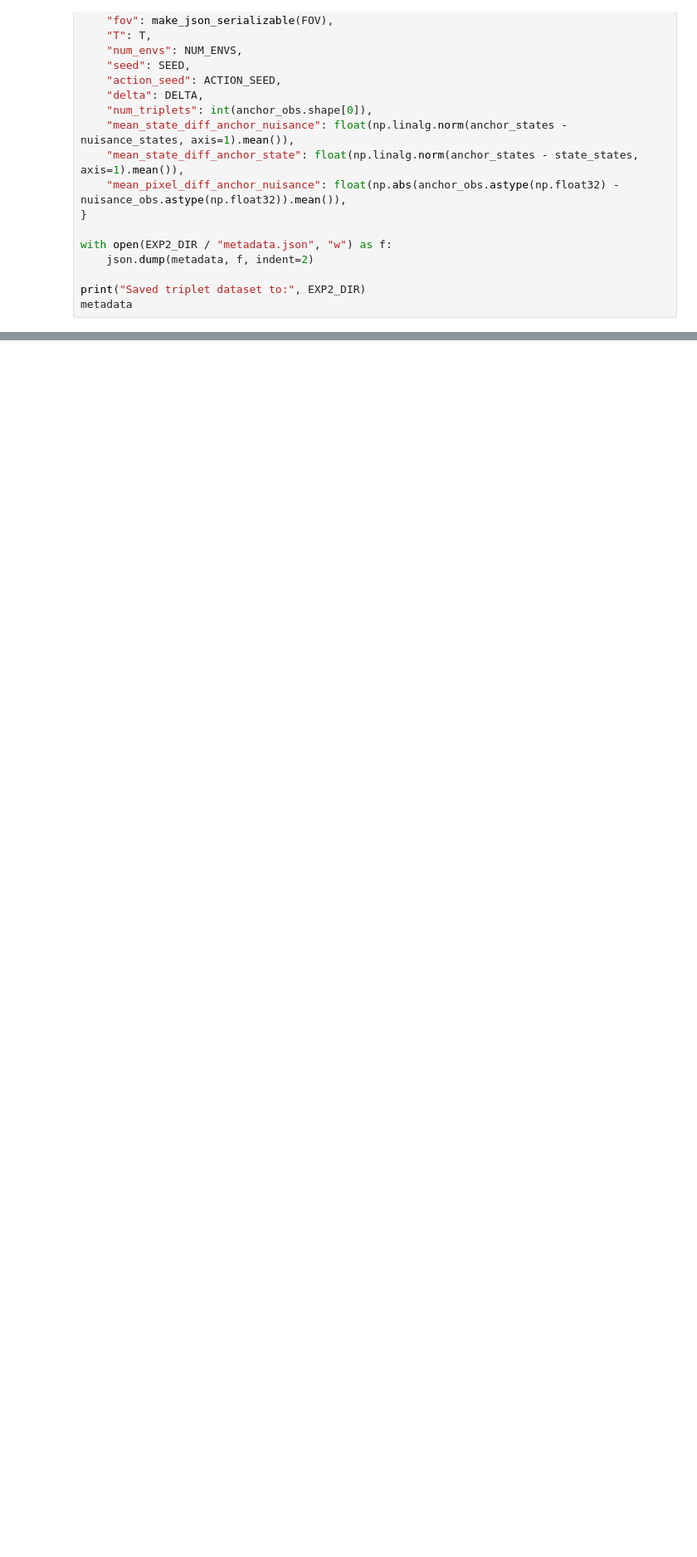
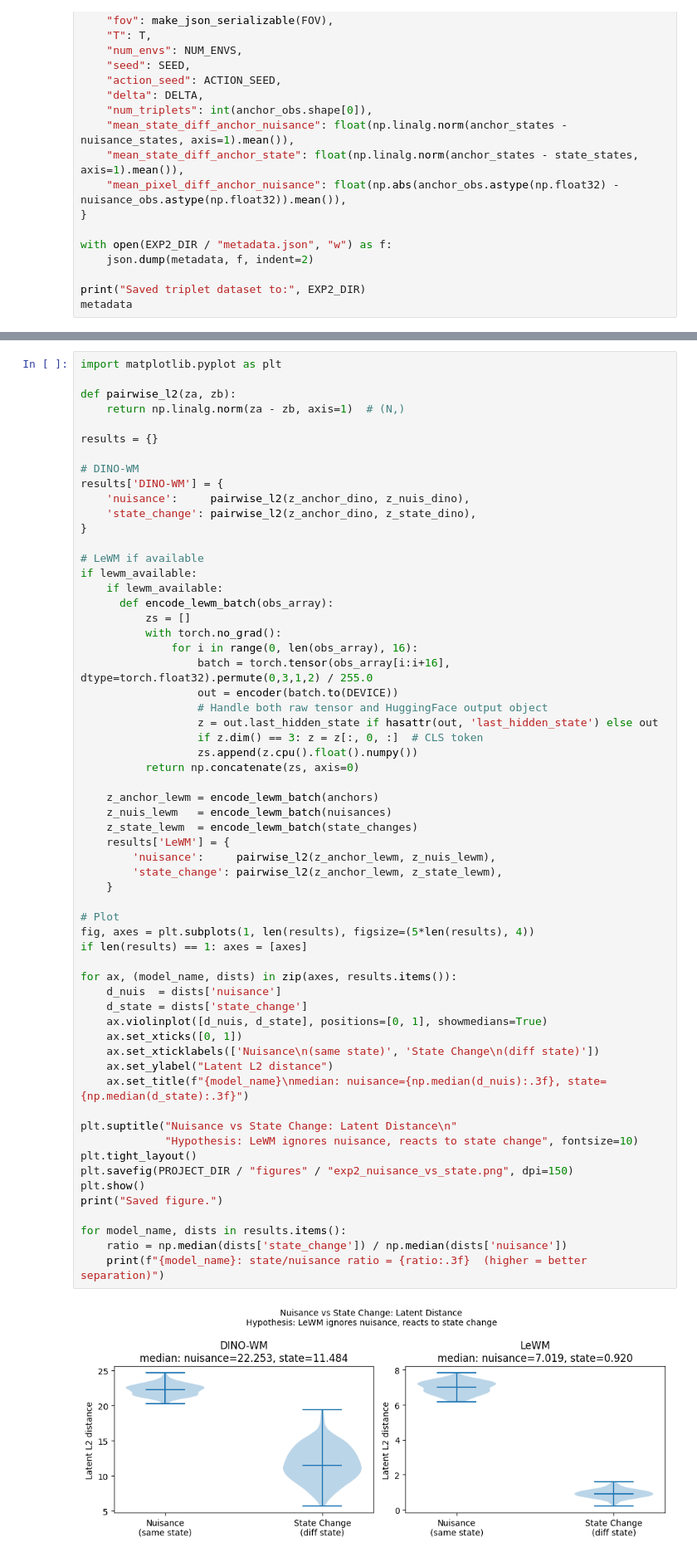
Before and after one commit to DanielEnriq/compcogsci-worldmodels, a Jupyter notebook: CCS_final_notebook.ipynb, the cells around one changed output, grey strips where cells are left out. Shown at 83% size. Drawn from its saved outputs; the diff is of its cells as text; blank space fills up the shorter version.

```diff
--- a/CCS_final_notebook.ipynb
+++ b/CCS_final_notebook.ipynb
@@ -2281,0 +2272,62 @@ metadata
+# %%
+import matplotlib.pyplot as plt
+
+def pairwise_l2(za, zb):
+    return np.linalg.norm(za - zb, axis=1)  # (N,)
+
+results = {}
+
+# DINO-WM
+results['DINO-WM'] = {
+    'nuisance':     pairwise_l2(z_anchor_dino, z_nuis_dino),
+    'state_change': pairwise_l2(z_anchor_dino, z_state_dino),
+}
+
+# LeWM if available
+if lewm_available:
+    if lewm_available:
+      def encode_lewm_batch(obs_array):
+          zs = []
+          with torch.no_grad():
+              for i in range(0, len(obs_array), 16):
+                  batch = torch.tensor(obs_array[i:i+16], dtype=torch.float32).permute(0,3,1,2) / 255.0
+                  out = encoder(batch.to(DEVICE))
+                  # Handle both raw tensor and HuggingFace output object
+                  z = out.last_hidden_state if hasattr(out, 'last_hidden_state') else out
+                  if z.dim() == 3: z = z[:, 0, :]  # CLS token
+                  zs.append(z.cpu().float().numpy())
+          return np.concatenate(zs, axis=0)
+
+    z_anchor_lewm = encode_lewm_batch(anchors)
+    z_nuis_lewm   = encode_lewm_batch(nuisances)
+    z_state_lewm  = encode_lewm_batch(state_changes)
+    results['LeWM'] = {
+        'nuisance':     pairwise_l2(z_anchor_lewm, z_nuis_lewm),
+        'state_change': pairwise_l2(z_anchor_lewm, z_state_lewm),
+    }
+
+# Plot
+fig, axes = plt.subplots(1, len(results), figsize=(5*len(results), 4))
+if len(results) == 1: axes = [axes]
+
+for ax, (model_name, dists) in zip(axes, results.items()):
+    d_nuis  = dists['nuisance']
+    d_state = dists['state_change']
+    ax.violinplot([d_nuis, d_state], positions=[0, 1], showmedians=True)
+    ax.set_xticks([0, 1])
+    ax.set_xticklabels(['Nuisance\n(same state)', 'State Change\n(diff state)'])
+    ax.set_ylabel("Latent L2 distance")
+    ax.set_title(f"{model_name}\nmedian: nuisance={np.median(d_nuis):.3f}, state={np.median(d_state):.3f}")
+
+plt.suptitle("Nuisance vs State Change: Latent Distance\n"
+             "Hypothesis: LeWM ignores nuisance, reacts to state change", fontsize=10)
+plt.tight_layout()
+plt.savefig(PROJECT_DIR / "figures" / "exp2_nuisance_vs_state.png", dpi=150)
+plt.show()
+print("Saved figure.")
+
+for model_name, dists in results.items():
+    ratio = np.median(dists['state_change']) / np.median(dists['nuisance'])
+    print(f"{model_name}: state/nuisance ratio = {ratio:.3f}  (higher = better separation)")
+# %% [output]
+[figure, added]
```
Also changed, not shown: parts of 54 cells of this notebook.
